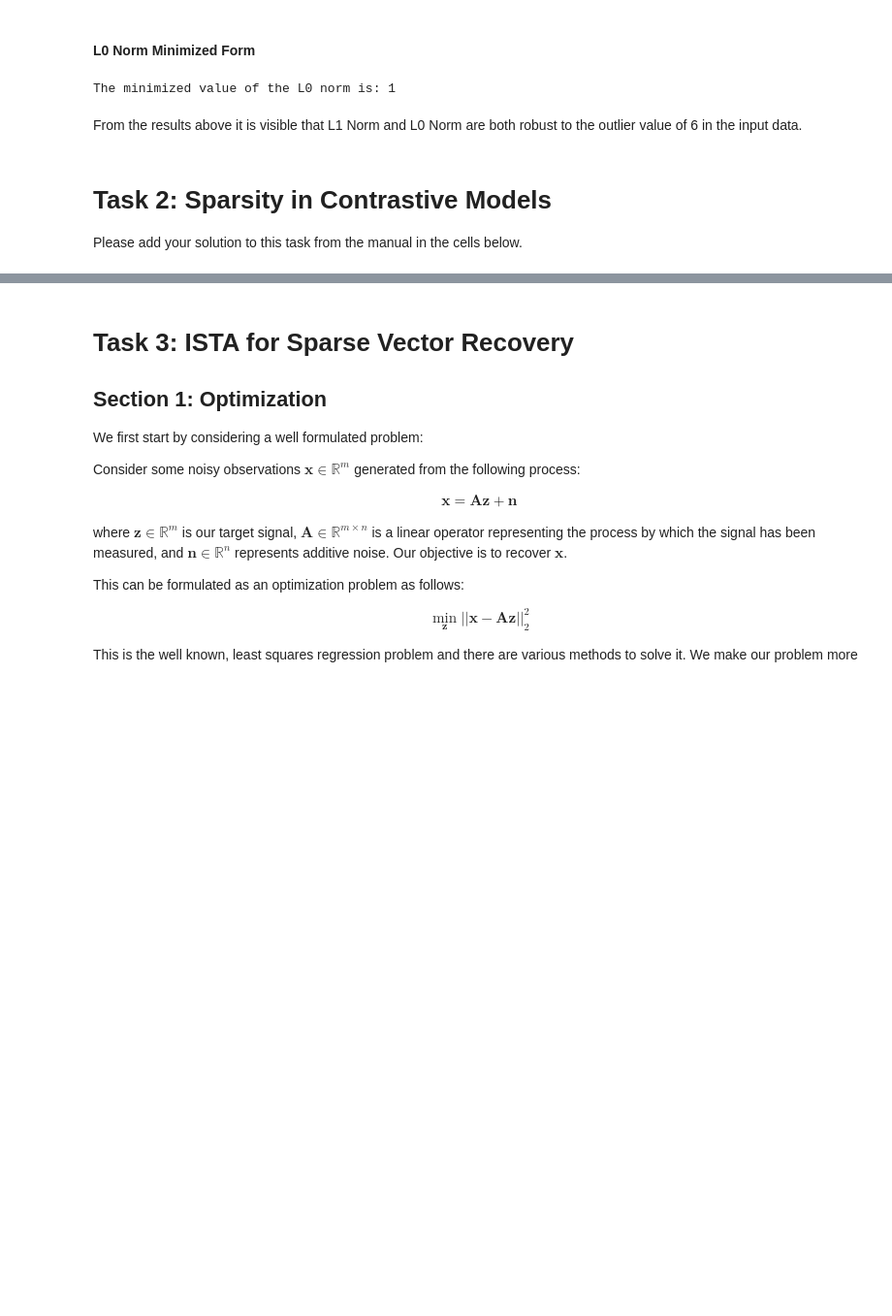
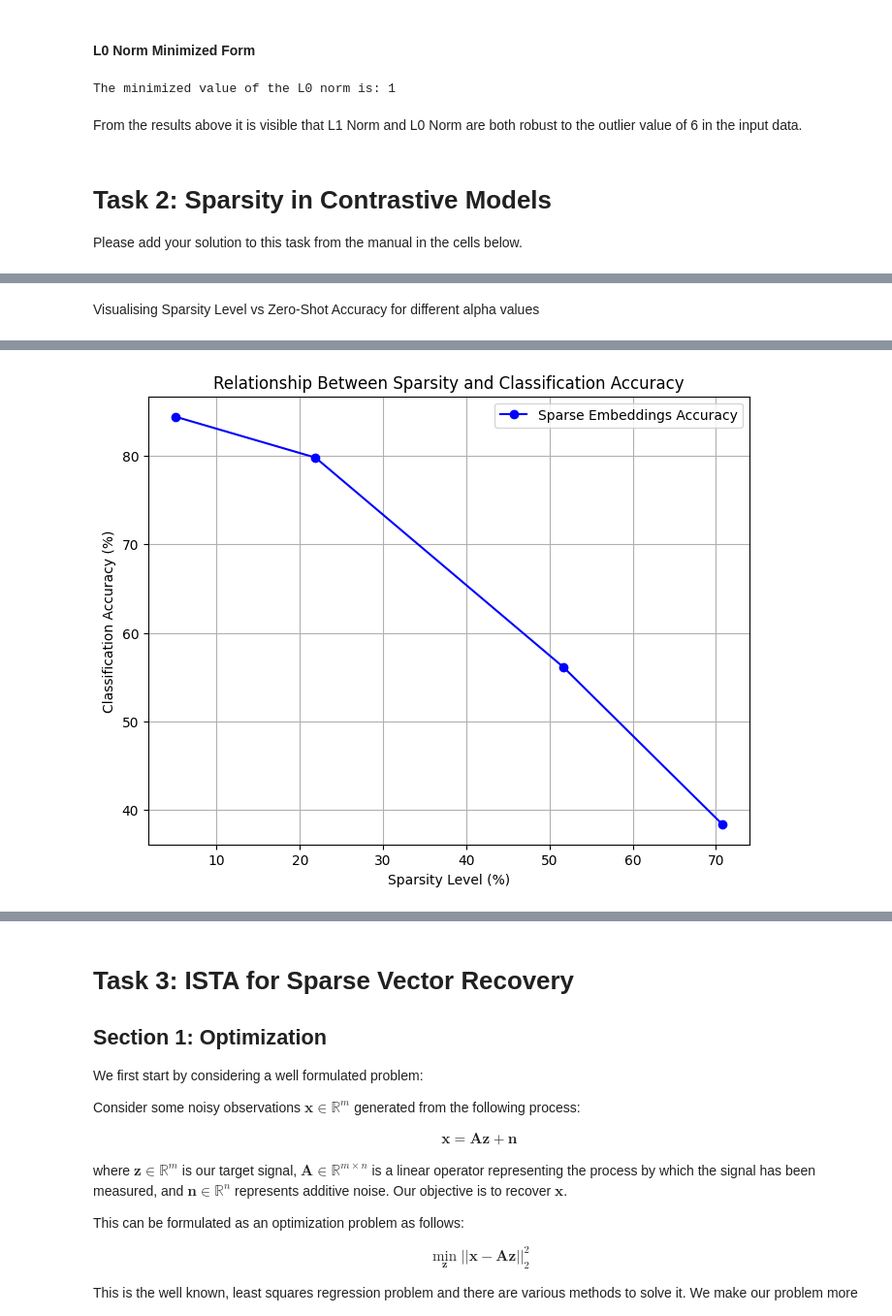
Before and after one commit to Jawamegamind/PA2-Deep-Unfolding-Unrolling, a Jupyter notebook: ATML Assignment 2.ipynb, the cells around one changed output, grey strips where cells are left out. Shown at 97% size. Drawn from its saved outputs; the diff is of its cells as text; code cells hidden in the pictures; blank space fills up the shorter version.

```diff
--- a/ATML Assignment 2.ipynb
+++ b/ATML Assignment 2.ipynb
@@ -76,0 +480,13 @@ Please add your solution to this task from the manual in the cells below.
+# %%
+# Compute cosine similarity for dense embeddings
+dense_cosine_similarities = cosine_similarity(z_img_dense_normalized, A_centered_normalized)
+dense_predictions = np.argmax(dense_cosine_similarities, axis=1)
+dense_accuracy = accuracy_score(true_labels, dense_predictions)
+
+# Compute cosine similarity for sparse embeddings (images to class embeddings)
+sparse_cosine_similarities = cosine_similarity(sparse_reconstructed_images_dense, A_centered_normalized)
+sparse_predictions = np.argmax(sparse_cosine_similarities, axis=1)
+sparse_accuracy = accuracy_score(true_labels, sparse_predictions)
+
+print(f"Accuracy of Zero-Shot Classification (Dense Embeddings): {dense_accuracy * 100:.2f}%")
+print(f"Accuracy of Zero-Shot Classification (Sparse Embeddings): {sparse_accuracy * 100:.2f}%")
@@ -76,0 +534,56 @@ Please add your solution to this task from the manual in the cells below.
+# %% [markdown]
+Visualising Sparsity Level vs Zero-Shot Accuracy for different alpha values
+# %%
+import matplotlib.pyplot as plt
+
+# Example alpha values to test sparsity and accuracy
+alpha_values = [0.004, 0.0045, 0.005, 0.00525]
+
+# Initialize lists to collect sparsity and accuracy data
+sparsity_levels = []
+accuracy_sparse = []
+
+for alpha in alpha_values:
+    print(f"Testing with alpha = {alpha}")
+
+    # Step 1: Lasso to generate sparse embeddings
+    sparse_reconstructed_images = lasso_sparse_reconstruction(z_img_dense_normalized, A_centered_normalized, alpha=alpha)
+
+    # Normalize the sparse embeddings
+    sparse_reconstructed_images_normalized = normalize_sparse_images(sparse_reconstructed_images)
+
+    # Convert normalized sparse embeddings to dense for cosine similarity
+    def sparse_to_dense(sparse_matrices):
+        return np.array([sparse_matrix.toarray().flatten() for sparse_matrix in sparse_matrices])
+
+    sparse_reconstructed_images_dense = sparse_to_dense(sparse_reconstructed_images_normalized)
+
+    # Compute cosine similarity for sparse embeddings (images to class embeddings)
+    sparse_cosine_similarities = cosine_similarity(sparse_reconstructed_images_dense, A_centered_normalized)
+    sparse_predictions = np.argmax(sparse_cosine_similarities, axis=1)
+    sparse_accuracy = accuracy_score(true_labels, sparse_predictions)
+
+    # Calculate memory footprint and sparsity
+    sparse_memory = sparse_memory_footprint(sparse_reconstructed_images)
+    sparse_sparsity = calculate_sparsity(sparse_reconstructed_images)
+
+    # Print results
+    print(f"Accuracy of Zero-Shot Classification (Sparse Embeddings): {sparse_accuracy * 100:.2f}%")
+    print(f"Memory footprint of sparse embeddings: {sparse_memory:.2f} MB")
+    print(f"Sparsity in sparse embeddings: {sparse_sparsity:.2f}%")
+    print()
+
+    # Collect sparsity and accuracy data for plotting
+    sparsity_levels.append(sparse_sparsity)
+    accuracy_sparse.append(sparse_accuracy * 100)
+
+# Plot the relationship between sparsity and classification accuracy
+plt.figure(figsize=(8, 6))
+plt.plot(sparsity_levels, accuracy_sparse, marker='o', linestyle='-', color='b', label='Sparse Embeddings Accuracy')
+plt.title("Relationship Between Sparsity and Classification Accuracy")
+plt.xlabel("Sparsity Level (%)")
+plt.ylabel("Classification Accuracy (%)")
+plt.grid(True)
+plt.legend()
+plt.show()
+# %% [output]
@@ -76,0 +609 @@ Please add your solution to this task from the manual in the cells below.
+[figure, added]
```
Also changed, not shown: parts of 36 cells of this notebook.
